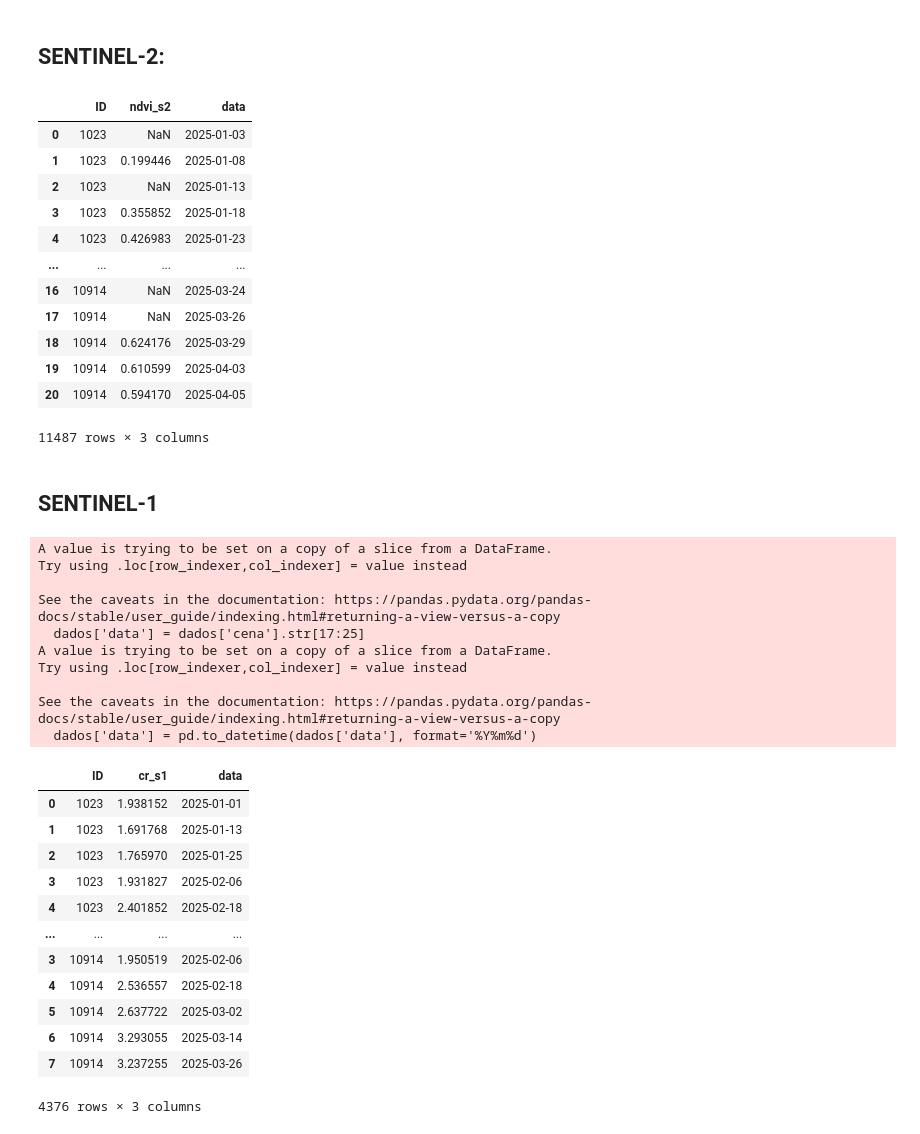
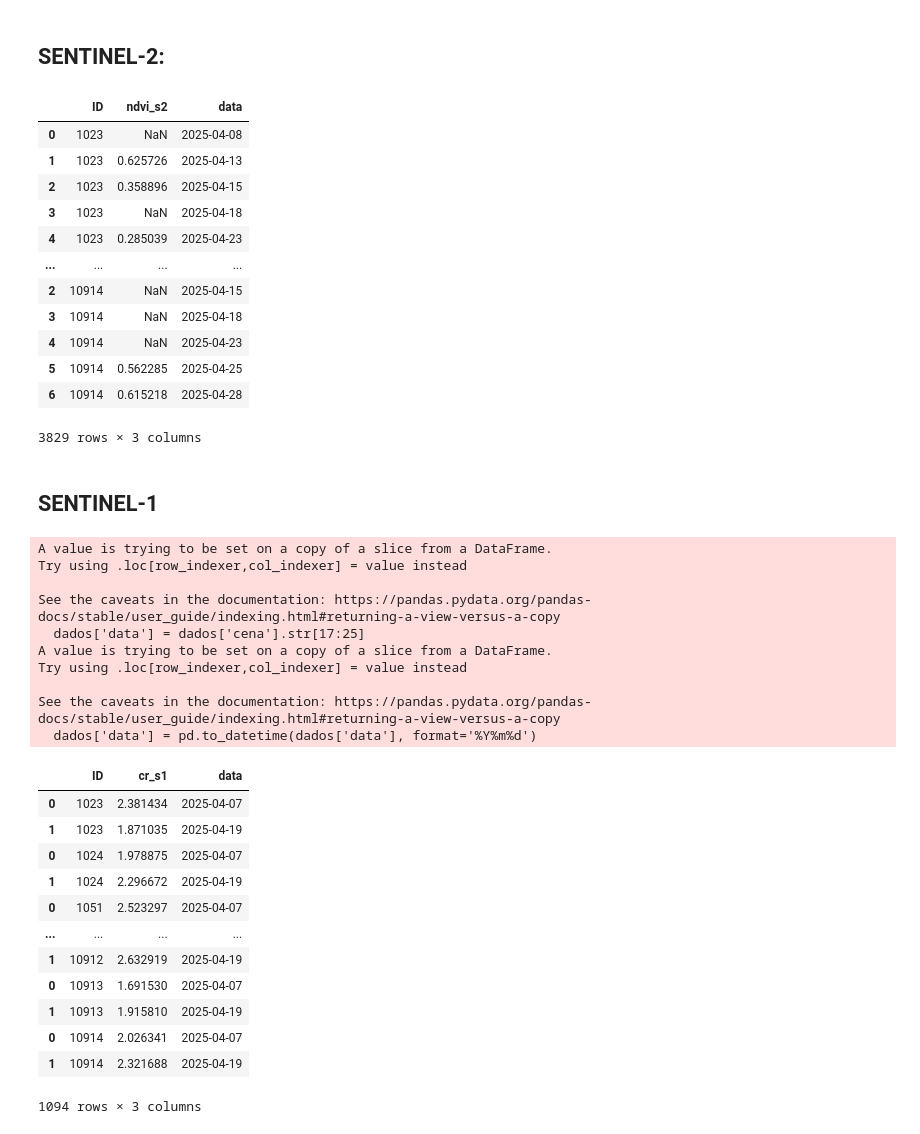
Before and after one commit to bsensix/ndvi_prediction_sentinel_123, a Jupyter notebook: step_one/download_data_sentinel_GEE.ipynb, the cells around one changed output. Drawn from its saved outputs; the diff is of its cells as text; code cells hidden in the pictures.

```diff
--- a/step_one/download_data_sentinel_GEE.ipynb
+++ b/step_one/download_data_sentinel_GEE.ipynb
@@ -30,8 +30,8 @@ roi = ee.FeatureCollection(poligonos.__geo_interface__)
 # %% [markdown]
 ## SENTINEL-2:
 # %%
-start_date = '2025-01-01'  # Data inicial
-end_date = '2025-04-06'
+start_date = '2025-04-06'  # Data inicial
+end_date = '2025-04-29'
 
 # Função para mascarar nuvens usando a banda MSK_CLDPRB
 def mask_clouds(image):
@@ -102,18 +102,18 @@ dados['ndvi_s2'] = dados['ndvi_s2'].astype(float)
 dados
 # %% [output]
 |  | ID | ndvi_s2 | data |
-| 0 | 1023 | NaN | 2025-01-03 |
-| 1 | 1023 | 0.199446 | 2025-01-08 |
-| 2 | 1023 | NaN | 2025-01-13 |
-| 3 | 1023 | 0.355852 | 2025-01-18 |
-| 4 | 1023 | 0.426983 | 2025-01-23 |
+| 0 | 1023 | NaN | 2025-04-08 |
+| 1 | 1023 | 0.625726 | 2025-04-13 |
+| 2 | 1023 | 0.358896 | 2025-04-15 |
+| 3 | 1023 | NaN | 2025-04-18 |
+| 4 | 1023 | 0.285039 | 2025-04-23 |
 | ... | ... | ... | ... |
-| 16 | 10914 | NaN | 2025-03-24 |
-| 17 | 10914 | NaN | 2025-03-26 |
-| 18 | 10914 | 0.624176 | 2025-03-29 |
-| 19 | 10914 | 0.610599 | 2025-04-03 |
-| 20 | 10914 | 0.594170 | 2025-04-05 |
+| 2 | 10914 | NaN | 2025-04-15 |
+| 3 | 10914 | NaN | 2025-04-18 |
+| 4 | 10914 | NaN | 2025-04-23 |
+| 5 | 10914 | 0.562285 | 2025-04-25 |
+| 6 | 10914 | 0.615218 | 2025-04-28 |
-11487 rows × 3 columns
+3829 rows × 3 columns
 # %%
 engine = create_engine('postgresql+psycopg2://postgres:postgres@localhost:5432/postgres')
 
@@ -128,8 +128,8 @@ load_to_sql_server(engine, dados, "ndvi_s2")
 # %% [markdown]
 ## SENTINEL-1
 # %%
-start_date = '2025-01-01'  # Data inicial
-end_date = '2025-04-06'
+start_date = '2025-04-07'  # Data inicial
+end_date = '2025-04-29'
 
 #Armazena as informações das Bandas por Poligono
 df_final = pd.DataFrame()
@@ -178,45 +178,45 @@ for index, row in points.iterrows():
     for feature in resultados['features']:
         properties = feature['properties']
         properties['cena'] = feature['id']
         properties['ID'] = row['id']
         data.append(properties)
 
         dataframe = pd.DataFrame(data)
         df_final = pd.concat([df_final, dataframe])
 
 # ETL - Transformação e Limpeza dos dados Sentinel-2
 dados = df_final[['cena','ID', 'VH_div_VV']]
 dados['data'] = dados['cena'].str[17:25]
 dados['data'] = pd.to_datetime(dados['data'], format='%Y%m%d')
 dados = dados.drop_duplicates(subset=['ID', 'data'])
 dados = dados.drop('cena', axis =1)
 dados = dados.rename(columns={'VH_div_VV': 'cr_s1'})
 dados['cr_s1'] = dados['cr_s1'].astype(float)
 dados
 # %% [output]
 A value is trying to be set on a copy of a slice from a DataFrame.
 Try using .loc[row_indexer,col_indexer] = value instead
 
 See the caveats in the documentation: https://pandas.pydata.org/pandas-docs/stable/user_guide/indexing.html#returning-a-view-versus-a-copy
   dados['data'] = dados['cena'].str[17:25]
 A value is trying to be set on a copy of a slice from a DataFrame.
 Try using .loc[row_indexer,col_indexer] = value instead
 
 See the caveats in the documentation: https://pandas.pydata.org/pandas-docs/stable/user_guide/indexing.html#returning-a-view-versus-a-copy
   dados['data'] = pd.to_datetime(dados['data'], format='%Y%m%d')
 |  | ID | cr_s1 | data |
-| 0 | 1023 | 1.938152 | 2025-01-01 |
-| 1 | 1023 | 1.691768 | 2025-01-13 |
-| 2 | 1023 | 1.765970 | 2025-01-25 |
-| 3 | 1023 | 1.931827 | 2025-02-06 |
-| 4 | 1023 | 2.401852 | 2025-02-18 |
+| 0 | 1023 | 2.381434 | 2025-04-07 |
+| 1 | 1023 | 1.871035 | 2025-04-19 |
+| 0 | 1024 | 1.978875 | 2025-04-07 |
+| 1 | 1024 | 2.296672 | 2025-04-19 |
+| 0 | 1051 | 2.523297 | 2025-04-07 |
 | ... | ... | ... | ... |
-| 3 | 10914 | 1.950519 | 2025-02-06 |
-| 4 | 10914 | 2.536557 | 2025-02-18 |
-| 5 | 10914 | 2.637722 | 2025-03-02 |
-| 6 | 10914 | 3.293055 | 2025-03-14 |
-| 7 | 10914 | 3.237255 | 2025-03-26 |
+| 1 | 10912 | 2.632919 | 2025-04-19 |
+| 0 | 10913 | 1.691530 | 2025-04-07 |
+| 1 | 10913 | 1.915810 | 2025-04-19 |
+| 0 | 10914 | 2.026341 | 2025-04-07 |
+| 1 | 10914 | 2.321688 | 2025-04-19 |
-4376 rows × 3 columns
+1094 rows × 3 columns
 # %%
 engine = create_engine('postgresql+psycopg2://postgres:postgres@localhost:5432/postgres')
 
```
Also changed, not shown: 11 other files.
